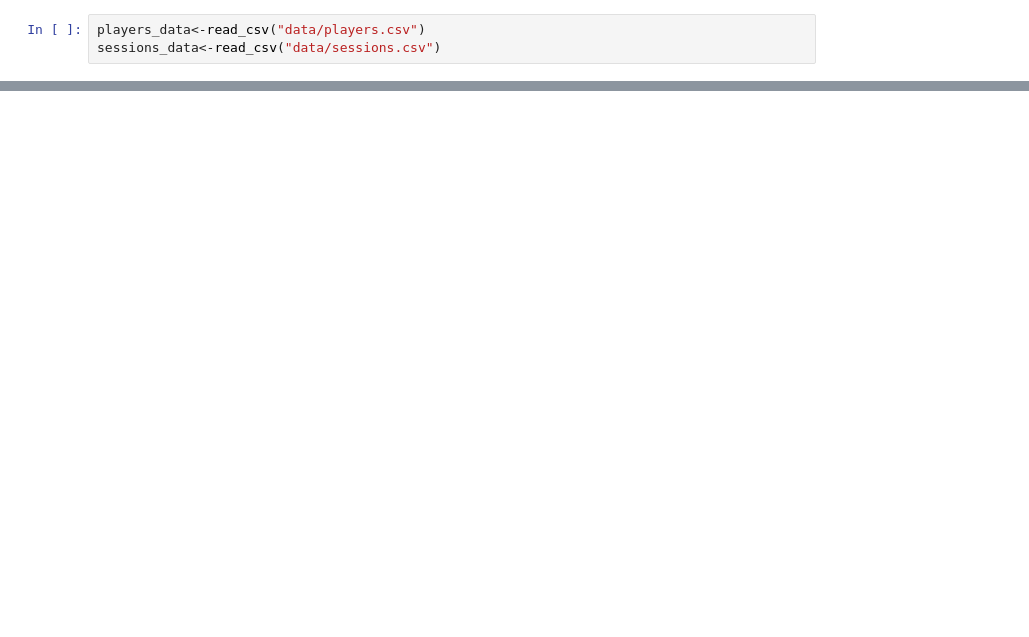
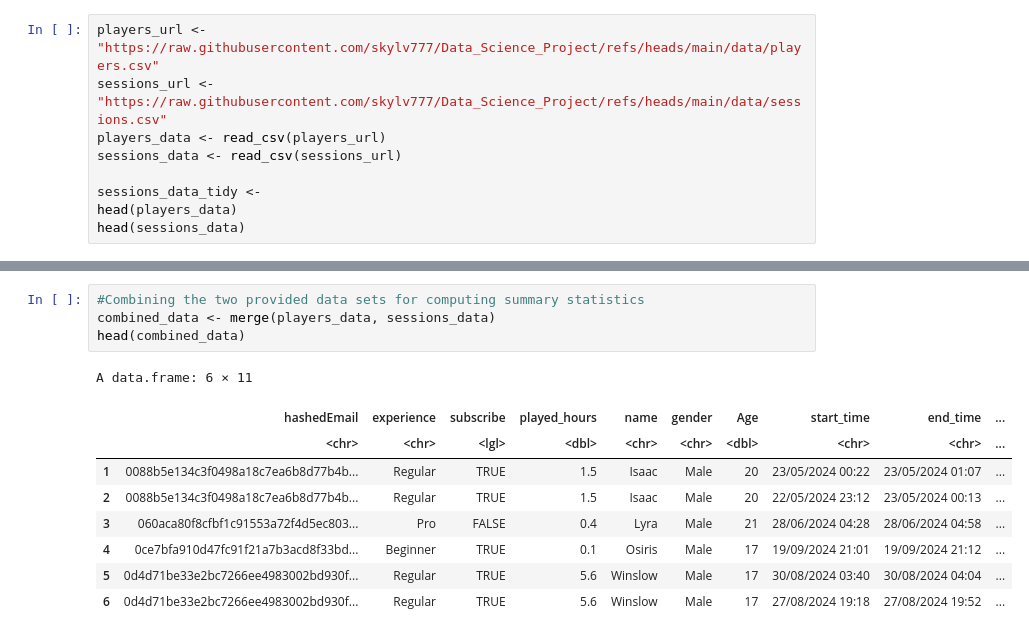
Before and after one commit to skylv777/Data_Science_Project, a Jupyter notebook: VideoGameProject.ipynb, the cells around one changed output, grey strips where cells are left out. Cells and saved outputs as stored; diff of their text form; blank space fills up the shorter version.

Commit message:
Variables and summary stats
Computed mean, range, count, percent of various variables and explained variables

```diff
--- a/VideoGameProject.ipynb
+++ b/VideoGameProject.ipynb
@@ -14,6 +66,12 @@ library(tidyverse)
 # %%
-players_data<-read_csv("data/players.csv")
-sessions_data<-read_csv("data/sessions.csv")
+players_url <- "https://raw.githubusercontent.com/skylv777/Data_Science_Project/refs/heads/main/data/players.csv"
+sessions_url <- "https://raw.githubusercontent.com/skylv777/Data_Science_Project/refs/heads/main/data/sessions.csv"
+players_data <- read_csv(players_url)
+sessions_data <- read_csv(sessions_url)
+
+sessions_data_tidy <-
+head(players_data)
+head(sessions_data)
 # %% [output]
 Rows: 196 Columns: 7
 ── Column specification ────────────────────────────────────────────────────────
@@ -34,0 +102,14 @@ dbl (2): original_start_time, original_end_time
+# %%
+#Combining the two provided data sets for computing summary statistics
+combined_data <- merge(players_data, sessions_data)
+head(combined_data)
+# %% [output]
+A data.frame: 6 × 11
+|  | hashedEmail | experience | subscribe | played_hours | name | gender | Age | start_time | end_time | ... |
+|  | <chr> | <chr> | <lgl> | <dbl> | <chr> | <chr> | <dbl> | <chr> | <chr> | ... |
+| 1 | 0088b5e134c3f0498a18c7ea6b8d77b4b... | Regular | TRUE | 1.5 | Isaac | Male | 20 | 23/05/2024 00:22 | 23/05/2024 01:07 | ... |
+| 2 | 0088b5e134c3f0498a18c7ea6b8d77b4b... | Regular | TRUE | 1.5 | Isaac | Male | 20 | 22/05/2024 23:12 | 23/05/2024 00:13 | ... |
+| 3 | 060aca80f8cfbf1c91553a72f4d5ec803... | Pro | FALSE | 0.4 | Lyra | Male | 21 | 28/06/2024 04:28 | 28/06/2024 04:58 | ... |
+| 4 | 0ce7bfa910d47fc91f21a7b3acd8f33bd... | Beginner | TRUE | 0.1 | Osiris | Male | 17 | 19/09/2024 21:01 | 19/09/2024 21:12 | ... |
+| 5 | 0d4d71be33e2bc7266ee4983002bd930f... | Regular | TRUE | 5.6 | Winslow | Male | 17 | 30/08/2024 03:40 | 30/08/2024 04:04 | ... |
+| 6 | 0d4d71be33e2bc7266ee4983002bd930f... | Regular | TRUE | 5.6 | Winslow | Male | 17 | 27/08/2024 19:18 | 27/08/2024 19:52 | ... |
```
Also changed, not shown: parts of 13 cells of this notebook.
